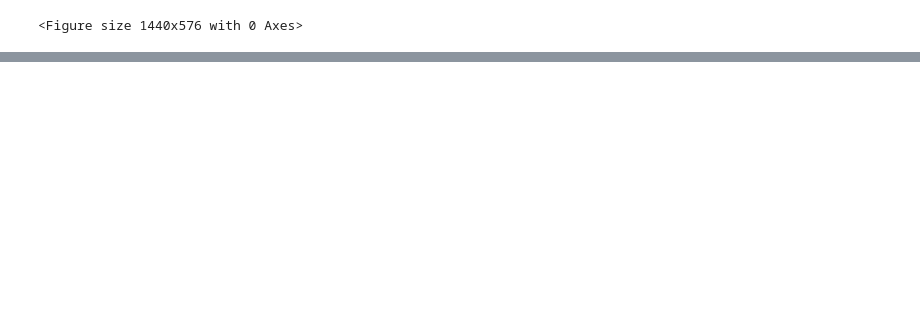
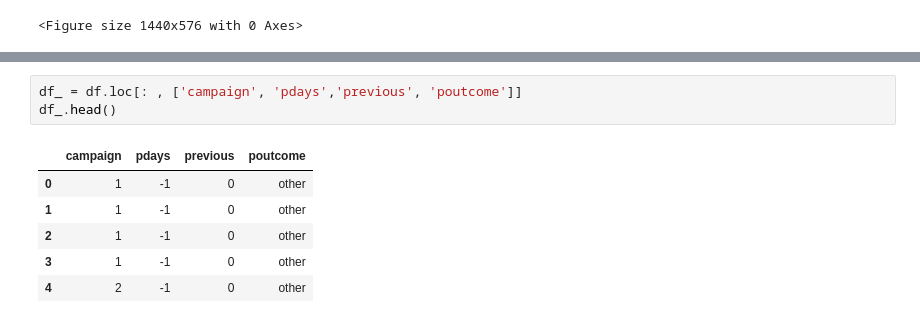
Before and after one commit to SaniyaBubere/Bank-Marketing, a Jupyter notebook: Bank_Marketing.ipynb, the cells around one changed output, grey strips where cells are left out. Drawn from its saved outputs; the diff is of its cells as text; blank space fills up the shorter version.

```diff
--- a/Bank_Marketing.ipynb
+++ b/Bank_Marketing.ipynb
@@ -353,0 +457,10 @@ UFuncTypeError: ignored
+# %%
+df_ = df.loc[: , ['campaign', 'pdays','previous', 'poutcome']]
+df_.head()
+# %% [output]
+|  | campaign | pdays | previous | poutcome |
+| 0 | 1 | -1 | 0 | other |
+| 1 | 1 | -1 | 0 | other |
+| 2 | 1 | -1 | 0 | other |
+| 3 | 1 | -1 | 0 | other |
+| 4 | 2 | -1 | 0 | other |
```
Also changed, not shown: parts of 18 cells of this notebook.
